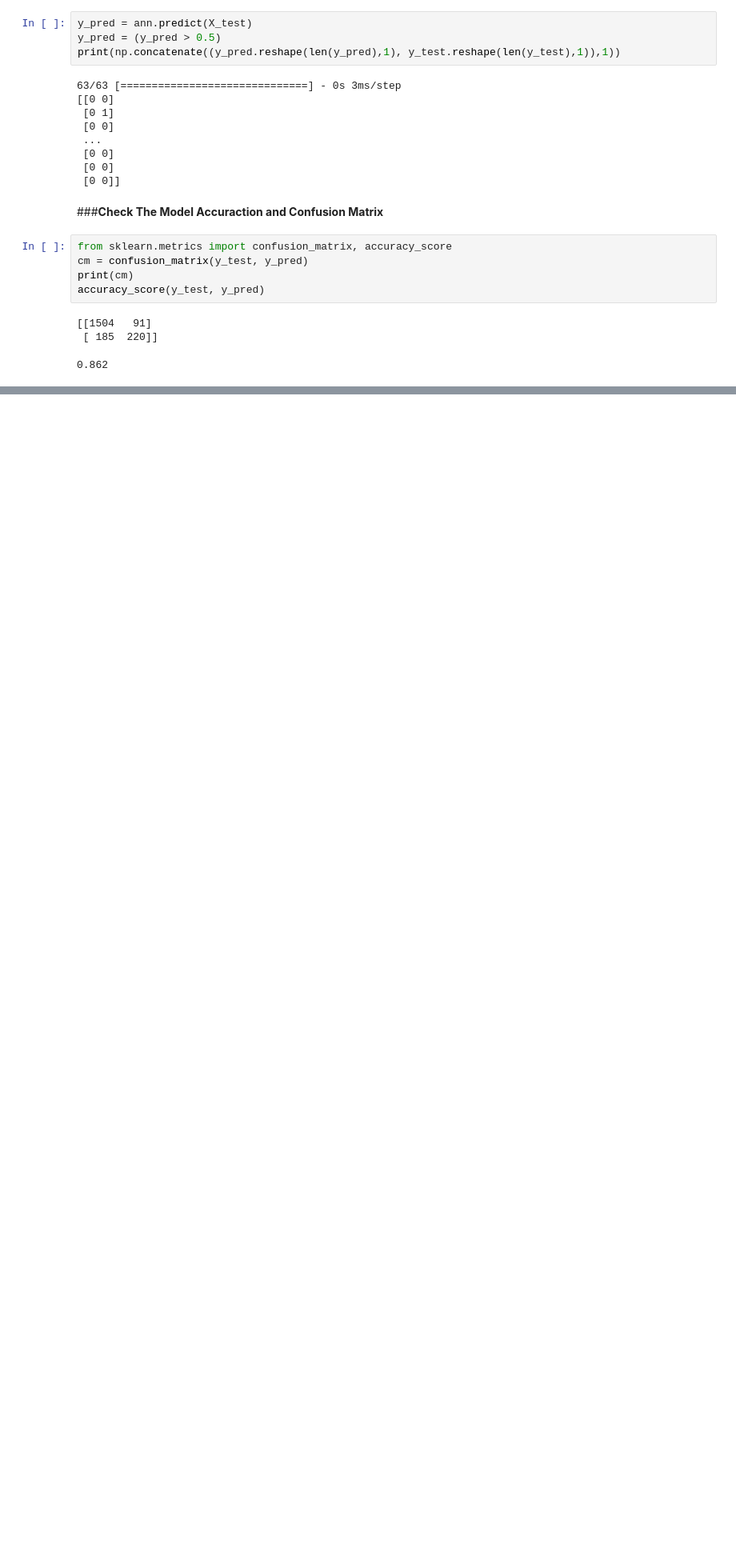
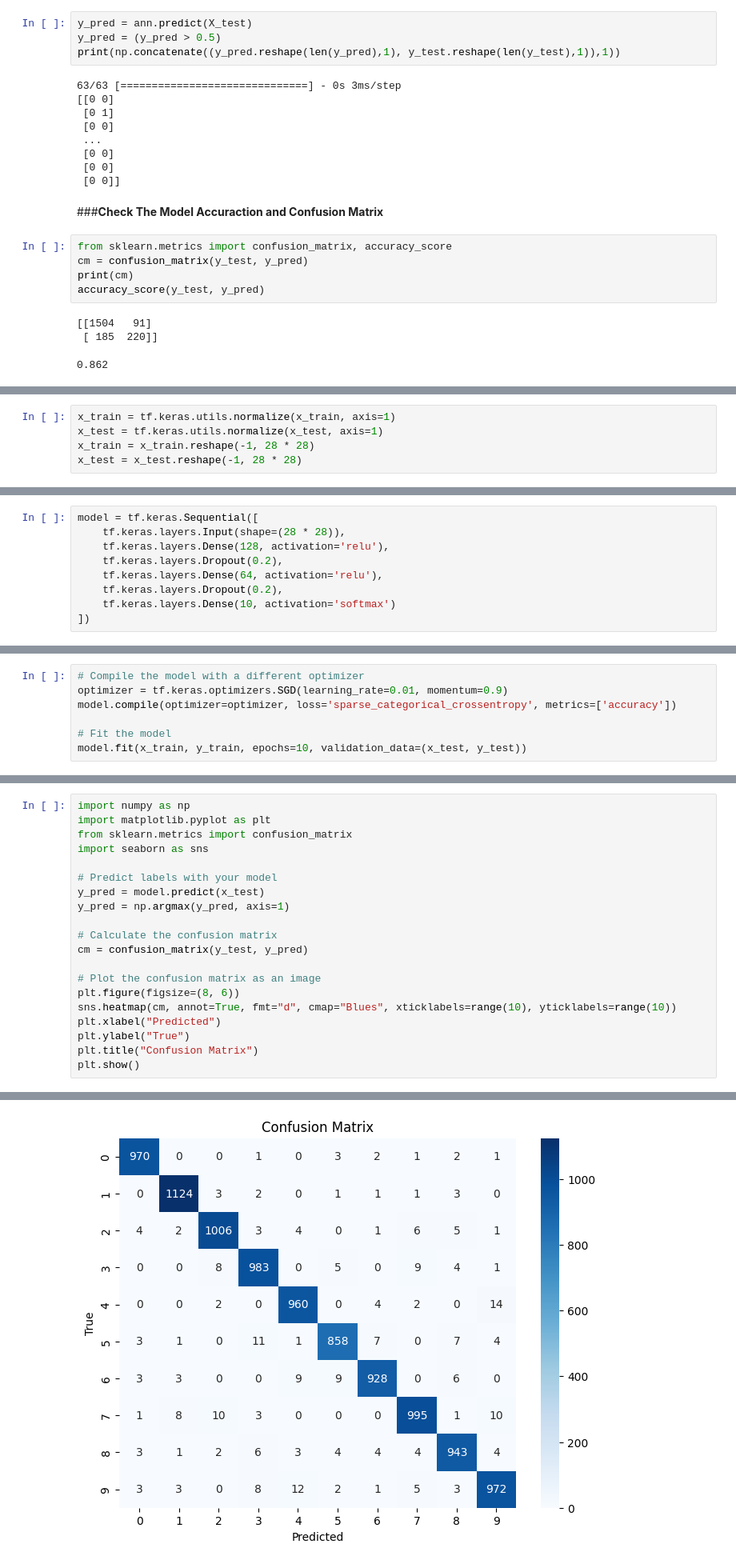
Before and after one commit to AdindaRahajengSilviaPranesti/MarchineLearning_2141720158_AdindaRSP_02, a Jupyter notebook: Jobsheet9_Perceptron&ANN.ipynb, the cells around one changed output, grey strips where cells are left out. Shown at 80% size. Cells and saved outputs as stored; diff of their text form; blank space fills up the shorter version.

```diff
--- a/Jobsheet9_Perceptron&ANN.ipynb
+++ b/Jobsheet9_Perceptron&ANN.ipynb
@@ -408,0 +395,5 @@ jelaskan arsitektur ANNnya
+# %%
+x_train = tf.keras.utils.normalize(x_train, axis=1)
+x_test = tf.keras.utils.normalize(x_test, axis=1)
+x_train = x_train.reshape(-1, 28 * 28)
+x_test = x_test.reshape(-1, 28 * 28)
@@ -408,0 +402,9 @@ jelaskan arsitektur ANNnya
+# %%
+model = tf.keras.Sequential([
+    tf.keras.layers.Input(shape=(28 * 28)),
+    tf.keras.layers.Dense(128, activation='relu'),
+    tf.keras.layers.Dropout(0.2),
+    tf.keras.layers.Dense(64, activation='relu'),
+    tf.keras.layers.Dropout(0.2),
+    tf.keras.layers.Dense(10, activation='softmax')
+])
@@ -408,0 +413,7 @@ jelaskan arsitektur ANNnya
+# %%
+# Compile the model with a different optimizer
+optimizer = tf.keras.optimizers.SGD(learning_rate=0.01, momentum=0.9)
+model.compile(optimizer=optimizer, loss='sparse_categorical_crossentropy', metrics=['accuracy'])
+
+# Fit the model
+model.fit(x_train, y_train, epochs=10, validation_data=(x_test, y_test))
@@ -408,0 +454,21 @@ jelaskan arsitektur ANNnya
+# %%
+import numpy as np
+import matplotlib.pyplot as plt
+from sklearn.metrics import confusion_matrix
+import seaborn as sns
+
+# Predict labels with your model
+y_pred = model.predict(x_test)
+y_pred = np.argmax(y_pred, axis=1)
+
+# Calculate the confusion matrix
+cm = confusion_matrix(y_test, y_pred)
+
+# Plot the confusion matrix as an image
+plt.figure(figsize=(8, 6))
+sns.heatmap(cm, annot=True, fmt="d", cmap="Blues", xticklabels=range(10), yticklabels=range(10))
+plt.xlabel("Predicted")
+plt.ylabel("True")
+plt.title("Confusion Matrix")
+plt.show()
+# %% [output]
@@ -408,0 +476 @@ jelaskan arsitektur ANNnya
+[figure, added]
```
Also changed, not shown: parts of 21 cells of this notebook.
